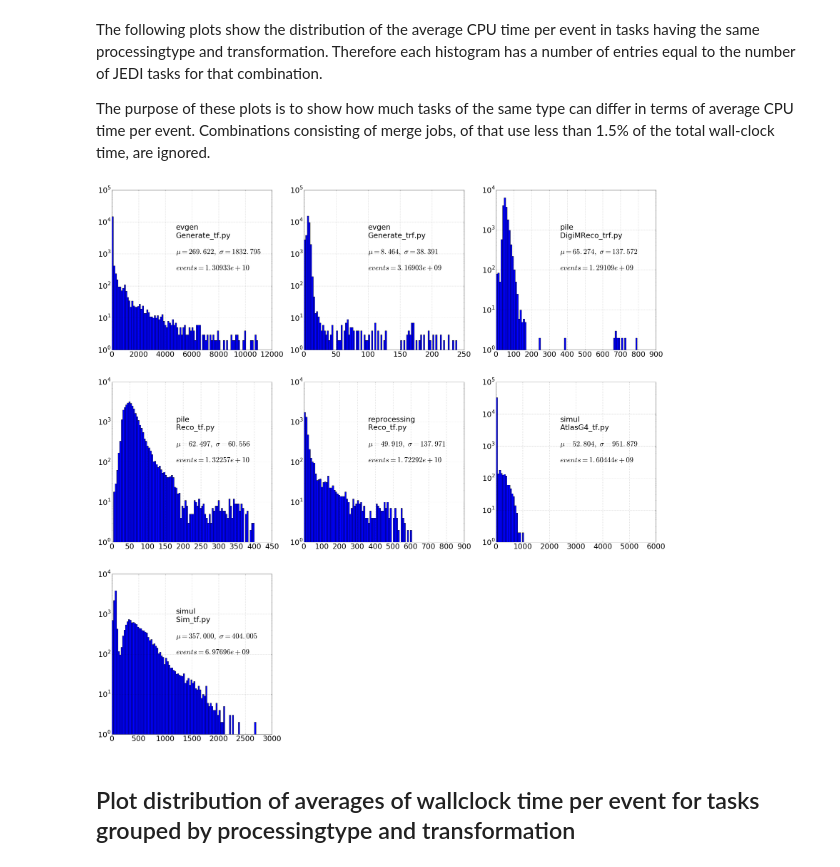
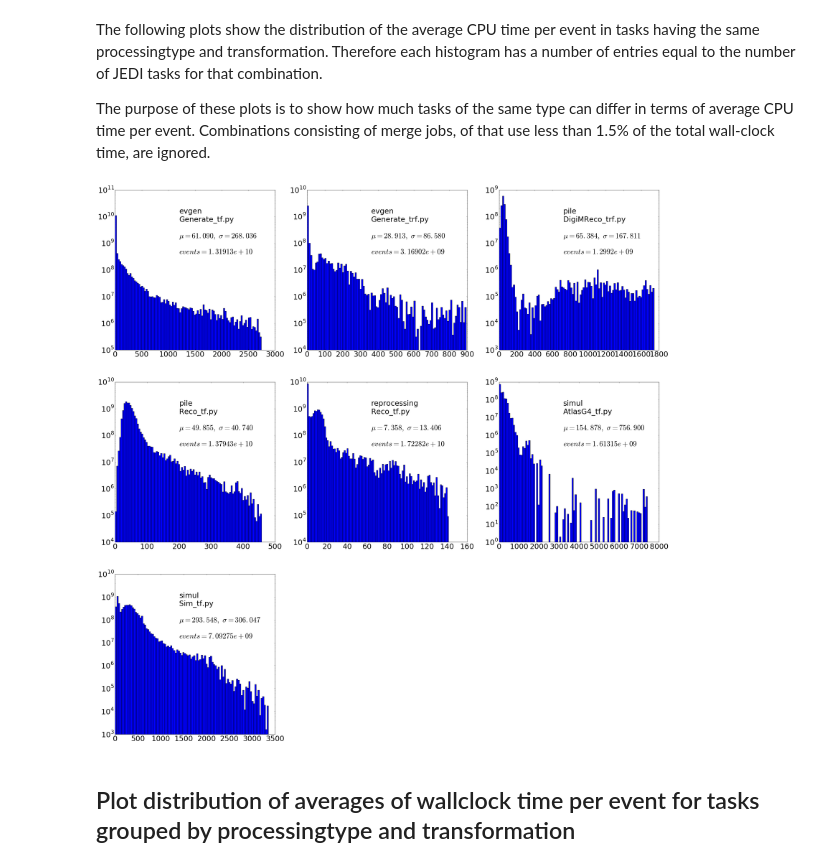
Before and after one commit to sciaba/ATLAS-CPU-time-analysis, a Jupyter notebook: Notebooks/Job_CPUtime_analysis.ipynb, the cells around one changed output. Saved outputs shown, nothing was run; the diff lists cells and outputs as text; code cells hidden in the pictures.

```diff
--- a/Notebooks/Job_CPUtime_analysis.ipynb
+++ b/Notebooks/Job_CPUtime_analysis.ipynb
@@ -245,7 +274,7 @@ with open('tasks.csv', 'w') as f:
 # %% [markdown]
 ## Import to a DataFrame
 # %%
-df = pd.read_csv('tasks.csv', dtype={'cpu_n': 'float'}, names=['jeditaskid', 'processingtype', 'transformation', 'atlrel',
+df = pd.read_csv('tasks.csv', dtype={'cpu_n': 'float'}, names=['jeditaskid', 'processingtype', 'transformation', 'atlrel', 'site',
                                                                'njobs', 'cpuevt_avg', 'cpuevt_rms', 'wallevt_avg',
-                                                               'wallevt_rms', 'cpu', 'wc', 'cpu_n', 'cores', 'jevts', 'eff'])
+                                                               'wallevt_rms', 'cpu', 'wc', 'cores', 'jevts', 'eff'])
 # %%
@@ -327,32 +378,32 @@ Combinations consisting of merge jobs, of that use less than 1.5% of the total w
 # %%
 fig = plt.figure(figsize=(40,40))
 plt.rcParams.update({'font.size': 30})
 var = 'cpuevt_avg'
 wc_tot = df['wc'].sum()
 i = 1
 
 grouped = df.groupby(['processingtype', 'transformation'], as_index=False)
 
 for (p, t), g in grouped:
-    if re.search(r"merge", t, flags=re.IGNORECASE):
+    if re.search(r"merge", t, flags=re.IGNORECASE):   # ignore merge jobs
         continue
-    if g['wc'].sum() < 0.015 * wc_tot:
+    if g['wc'].sum() < 0.015 * wc_tot:   # ignore groups with less than 1.5% of total time
         continue
-    mean = g[var].mean()
-    std = g[var].std()
-    range = [0., mean + std * 6]
+    mean = np.average(g[var], weights=g['jevts'])   # average time weighted with no. of events
+    std = math.sqrt(np.average((g[var] - mean)**2, weights=g['jevts']))
+    range = [0., mean + std * 10.]
     sp = plt.subplot(3, 3, i)
-    g[var].hist(bins=100, range=range, log=True)
+    plt.hist(g[var].tolist(), bins=100, range=range, weights=g['jevts'].tolist(), log=True)   # integral is total no. of events
     t_x = lambda x: sp.get_xlim()[0] + (sp.get_xlim()[1] - sp.get_xlim()[0]) * x
     t_y = lambda x: sp.get_ylim()[0] + (sp.get_ylim()[1] - sp.get_ylim()[0]) * x
-    plt.text(t_x(0.4), t_y(1.)**.7, p+'\n'+t)
+    plt.text(t_x(.4), sp.get_ylim()[0] * (sp.get_ylim()[1] / sp.get_ylim()[0])**.8, p+'\n'+t)
     stats = r'$\mu=%.3f,\ \sigma=%.3f$' % (mean, std)
-    plt.text(t_x(.4), t_y(1.)**.6, stats)
+    plt.text(t_x(.4), sp.get_ylim()[0] * (sp.get_ylim()[1] / sp.get_ylim()[0])**.7, stats)
     stats = r'$\mathit{events}=%g$' % g['jevts'].sum()
-    plt.text(t_x(.4), t_y(1.)**.5, stats)
+    plt.text(t_x(.4), sp.get_ylim()[0] * (sp.get_ylim()[1] / sp.get_ylim()[0])**.6, stats)
     i += 1
 # %% [output]
-[figure, old version]
+[figure, new version]
 # %% [markdown]
 ## Plot distribution of averages of wallclock time per event for tasks grouped by processingtype and transformation
 # %% [markdown]
```
Also changed, not shown: parts of 28 cells of this notebook, 1 other file.
